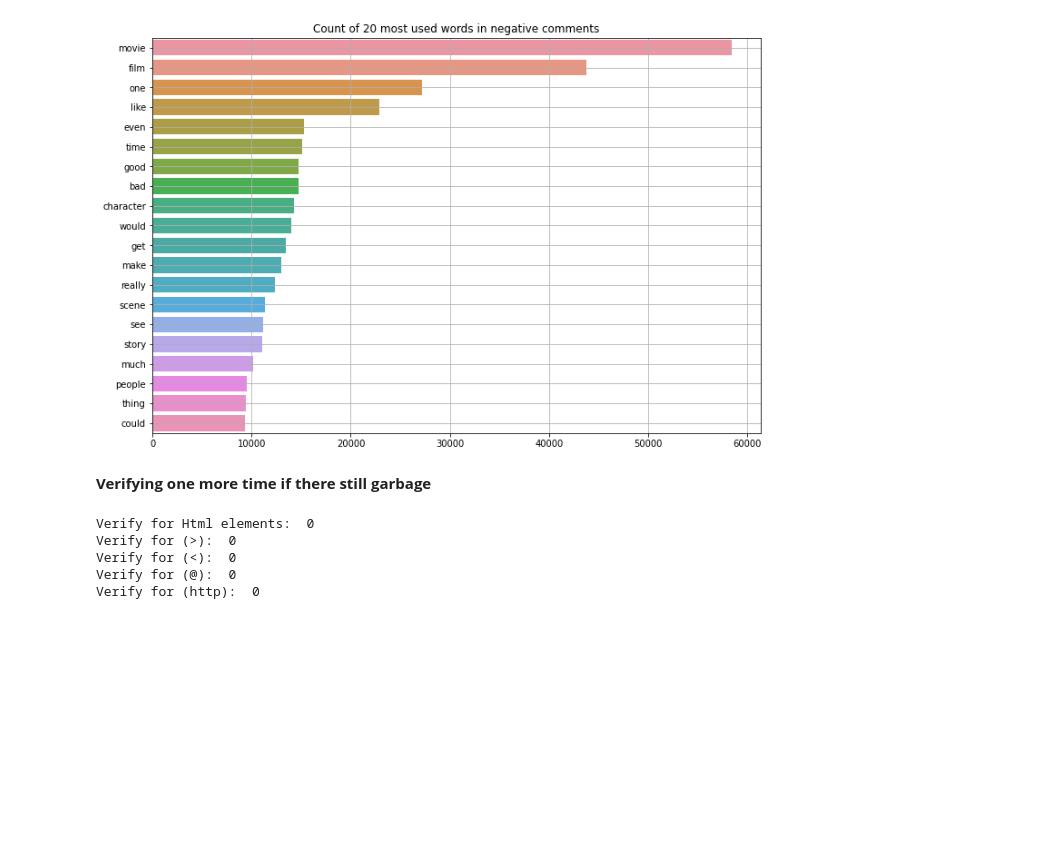
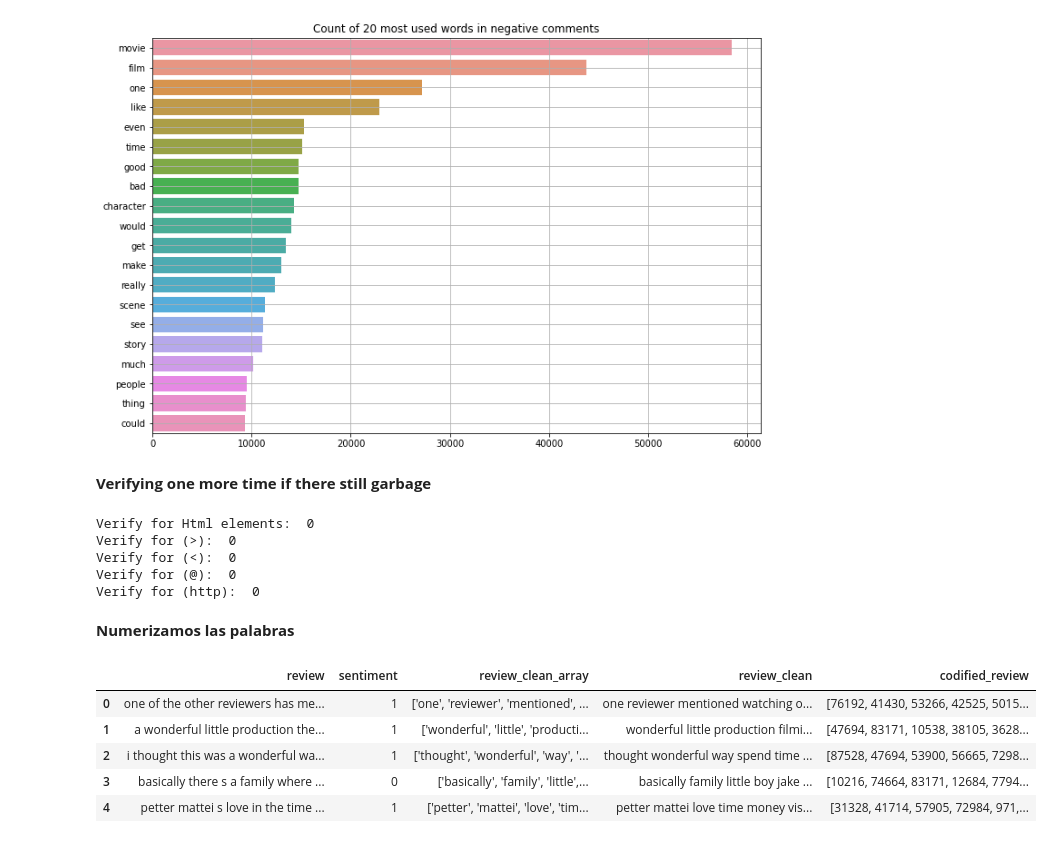
Before and after one commit to javivi235/SentimentAnalysis, a Jupyter notebook: Proyecto_FInal.ipynb, the cells around one changed output. Drawn from its saved outputs; the diff is of its cells as text; code cells hidden in the pictures; blank space fills up the shorter version.

```diff
--- a/Proyecto_FInal.ipynb
+++ b/Proyecto_FInal.ipynb
@@ -347,0 +346,15 @@ stop_word_list = nltk.corpus.stopwords.words('english')
+# %% [markdown]
+**Numerizamos las palabras**
+# %%
+encoded_phrases = [one_hot(d, vocabulary_size) for d in phrases]
+# %%
+dataProcessed["codified_review"] = encoded_phrases
+# %%
+dataProcessed.head()
+# %% [output]
+|  | review | sentiment | review_clean_array | review_clean | codified_review |
+| 0 | one of the other reviewers has me... | 1 | ['one', 'reviewer', 'mentioned', ... | one reviewer mentioned watching o... | [76192, 41430, 53266, 42525, 5015... |
+| 1 | a wonderful little production the... | 1 | ['wonderful', 'little', 'producti... | wonderful little production filmi... | [47694, 83171, 10538, 38105, 3628... |
+| 2 | i thought this was a wonderful wa... | 1 | ['thought', 'wonderful', 'way', '... | thought wonderful way spend time ... | [87528, 47694, 53900, 56665, 7298... |
+| 3 | basically there s a family where ... | 0 | ['basically', 'family', 'little',... | basically family little boy jake ... | [10216, 74664, 83171, 12684, 7794... |
+| 4 | petter mattei s love in the time ... | 1 | ['petter', 'mattei', 'love', 'tim... | petter mattei love time money vis... | [31328, 41714, 57905, 72984, 971,... |
```
Also changed, not shown: parts of 36 cells of this notebook.
